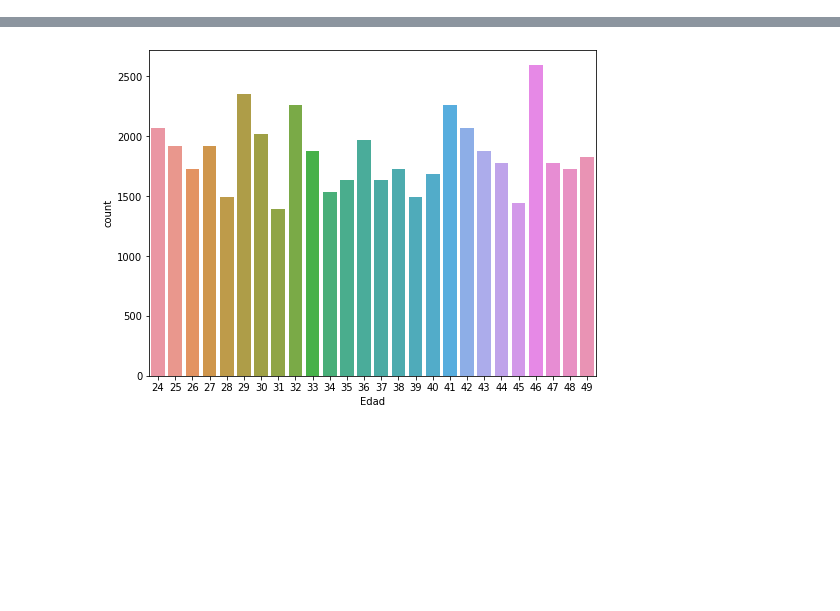
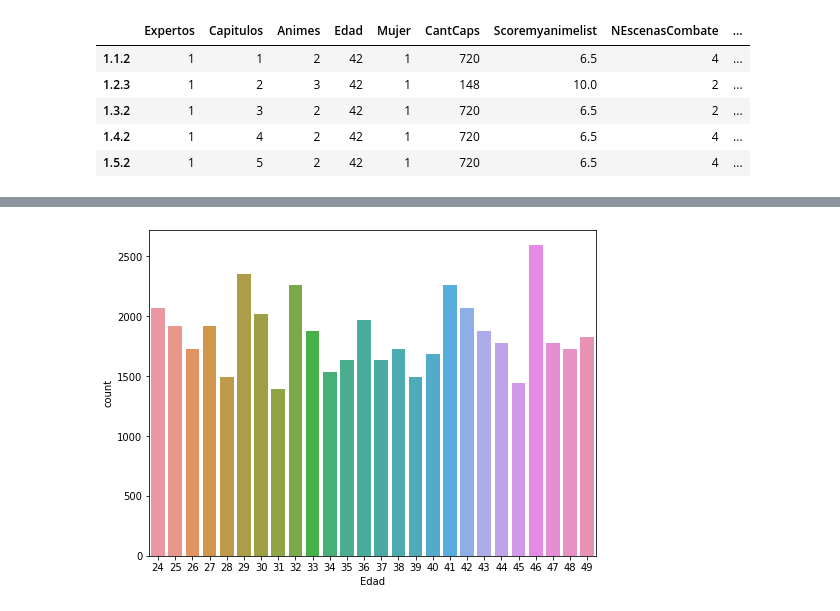
Before and after one commit to nicacevedo/MKT2, a Jupyter notebook: Tarea2/Tarea2.ipynb, the cells around one changed output, grey strips where cells are left out. Saved outputs shown, nothing was run; the diff lists cells and outputs as text; code cells hidden in the pictures; blank space fills up the shorter version.

```diff
--- a/Tarea2/Tarea2.ipynb
+++ b/Tarea2/Tarea2.ipynb
@@ -56,3 +106,29 @@ df.head(10)
+# %%
+# # Dataset Resumen de Individuos
+# df_expertos = df[df['Eleccion'] > 0]
+# animes_dummie = pd.get_dummies(df_expertos['Animes'],prefix='Anime',prefix_sep='')
+# df_expertos = df_expertos.join(animes_dummie)
+
+
+# atributos_expertos = ['Expertos','Edad', 'Mujer', 'Animes'] + [f'Anime{i+1}' for i in range(4)]
+# df_expertos = df_expertos[atributos_expertos].groupby('Expertos').mean()
+
+# df_expertos[animes_dummie.columns] = df_expertos[animes_dummie.columns].round().astype(int)
+# df_expertos.hist(figsize=(8,6))
+# plt.show()
+
+
+# Pasemos la Base a Wide??
+df['Eleccion'] = df['Eleccion']*df['Animes']
+df = df[df['Eleccion'] > 0]
+df.head()
+# %% [output]
+|  | Expertos | Capitulos | Animes | Edad | Mujer | CantCaps | Scoremyanimelist | NEscenasCombate | ... |
+| 1.1.2 | 1 | 1 | 2 | 42 | 1 | 720 | 6.5 | 4 | ... |
+| 1.2.3 | 1 | 2 | 3 | 42 | 1 | 148 | 10.0 | 2 | ... |
+| 1.3.2 | 1 | 3 | 2 | 42 | 1 | 720 | 6.5 | 2 | ... |
+| 1.4.2 | 1 | 4 | 2 | 42 | 1 | 720 | 6.5 | 4 | ... |
+| 1.5.2 | 1 | 5 | 2 | 42 | 1 | 720 | 6.5 | 4 | ... |
 # %%
 # Separación en Train y Test
 
```
Also changed, not shown: parts of 19 cells of this notebook, 17 other files.
